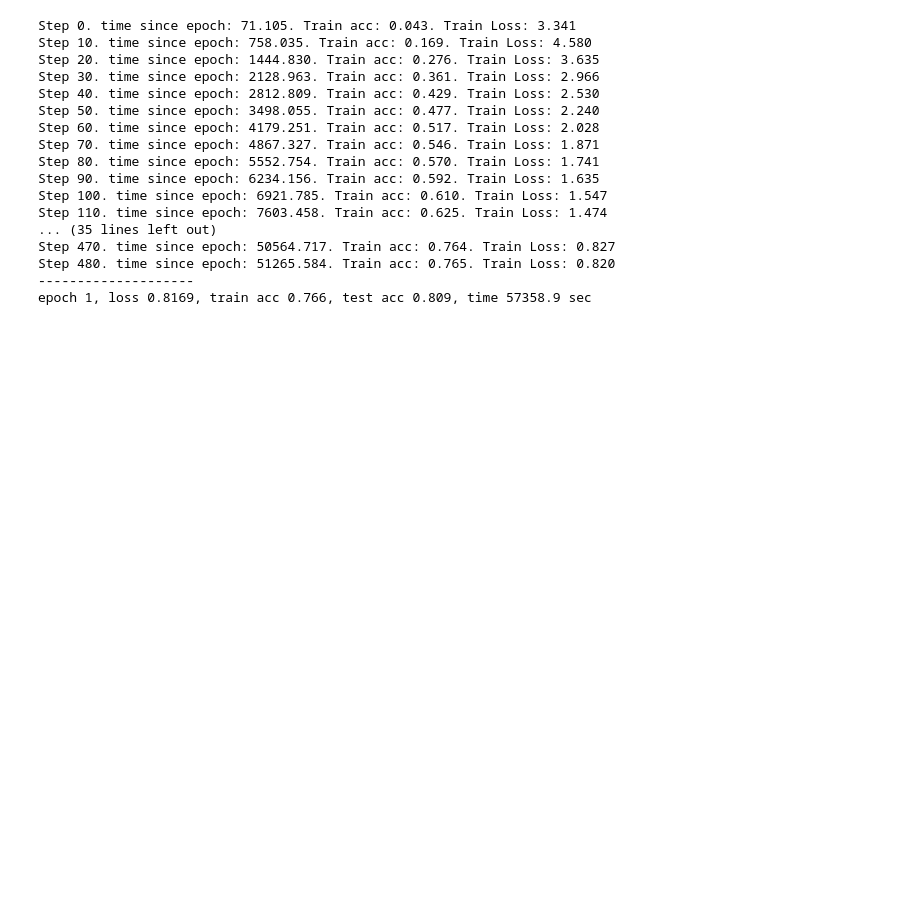
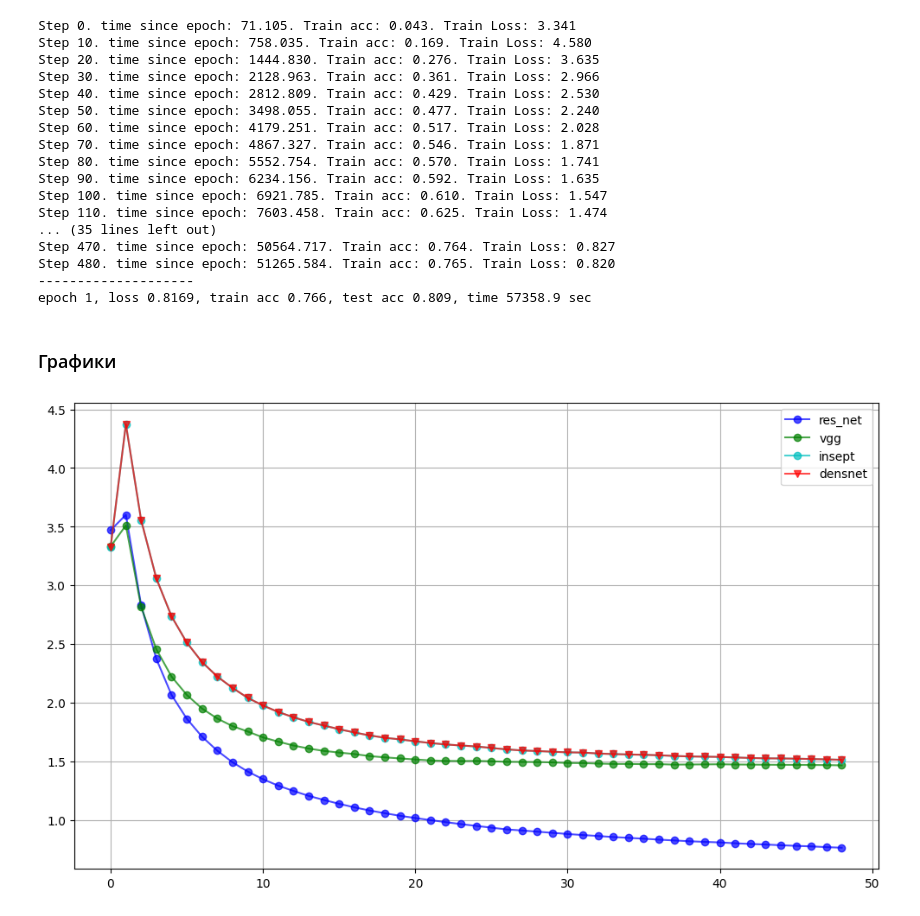
Before and after one commit to daimond025/netology_DL, a Jupyter notebook: conNetworkAdv/homeWork.ipynb, the cells around one changed output. Drawn from its saved outputs; the diff is of its cells as text; code cells hidden in the pictures; blank space fills up the shorter version.

```diff
--- a/conNetworkAdv/homeWork.ipynb
+++ b/conNetworkAdv/homeWork.ipynb
@@ -459,3 +459,5 @@ Step 470. time since epoch: 50564.717. Train acc: 0.764. Train Loss: 0.827
 Step 480. time since epoch: 51265.584. Train acc: 0.765. Train Loss: 0.820
 --------------------
 epoch 1, loss 0.8169, train acc 0.766, test acc 0.809, time 57358.9 sec
+# %% [markdown]
+### Графики
@@ -461,0 +663,13 @@ epoch 1, loss 0.8169, train acc 0.766, test acc 0.809, time 57358.9 sec
+# %%
+import matplotlib.pyplot as plt
+x = list(range(0, len(res_net), 1 ))
+plt.figure(figsize=(12, 7))
+plt.plot(x, res_net, 'o-b', alpha=0.7, label="res_net", )
+plt.plot(x, vgg, 'o-g', alpha=0.7, label="vgg", )
+plt.plot(x, insept, 'o-c', alpha=0.7, label="insept")
+plt.plot(x, insept, 'v-r', alpha=0.7, label="densnet")
+plt.legend()
+plt.grid(True)
+plt.show()
+# %% [output]
+[figure, added]
```
Also changed, not shown: parts of 1 cell of this notebook.
